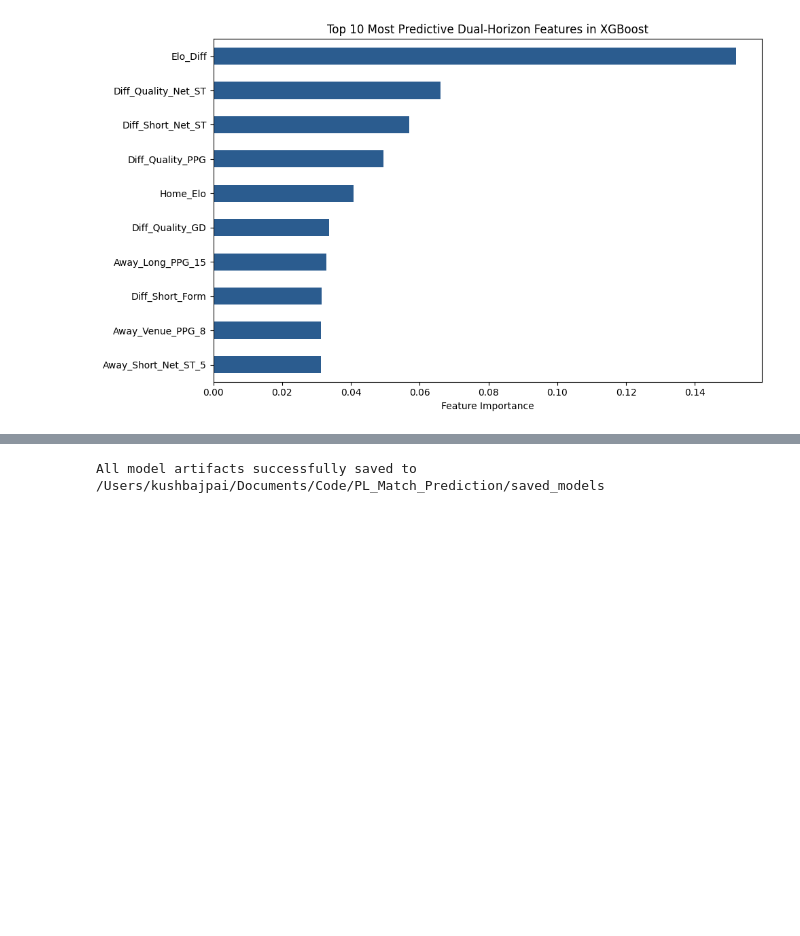
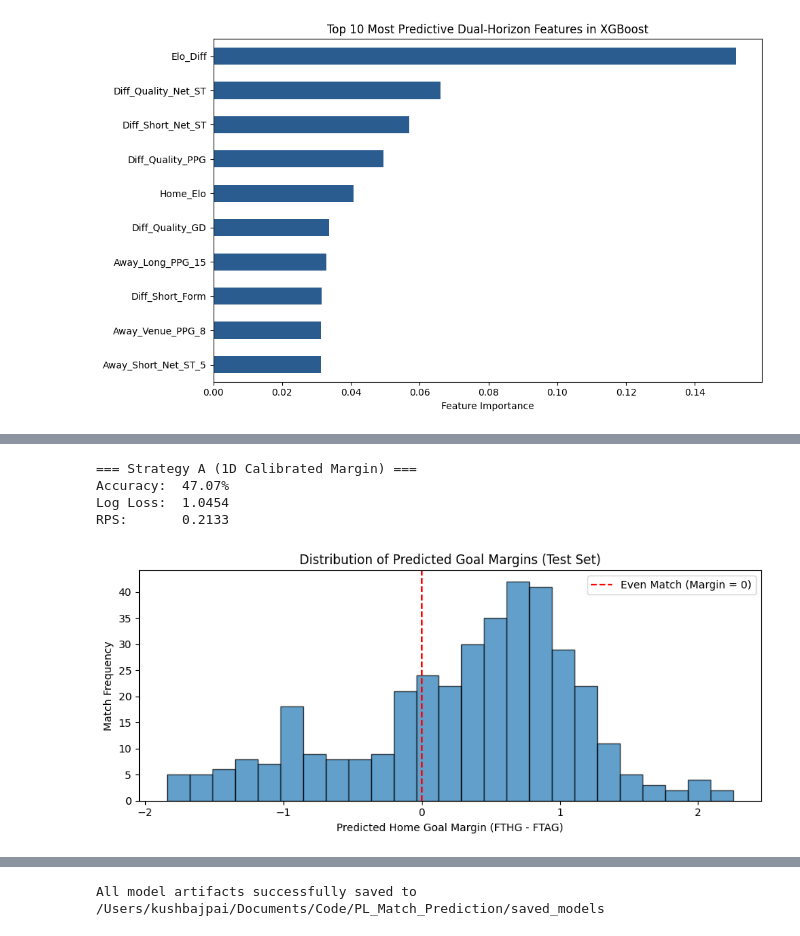
Before and after one commit to VidishBajpai/PL-Match-Prediction-, a Jupyter notebook: 02_Model_Training_and_Evaluation.ipynb, the cells around one changed output, grey strips where cells are left out. Cells and saved outputs as stored; diff of their text form; code cells hidden in the pictures; blank space fills up the shorter version.

Commit message:
Added Regression based predictor

```diff
--- a/02_Model_Training_and_Evaluation.ipynb
+++ b/02_Model_Training_and_Evaluation.ipynb
@@ -222,0 +231,44 @@ $$P_{\text{Master}} = 0.55 \times P_{\text{DixonColes}} + 0.45 \times P_{\text{X
+# %%
+# 1. Compute continuous goal difference targets
+y_train_margin = (df_train['FTHG'] - df_train['FTAG']).values.astype(float)
+y_test_margin = (df_test['FTHG'] - df_test['FTAG']).values.astype(float)
+
+# 2. Train XGBRegressor on Goal Margin
+xgb_margin = XGBRegressor(
+    max_depth=3,
+    learning_rate=0.03,
+    n_estimators=130,
+    subsample=0.85,
+    colsample_bytree=0.85,
+    reg_lambda=6.0,
+    random_state=42
+)
+xgb_margin.fit(X_train, y_train_margin)
+
+# Predict continuous margin
+margin_train_pred = xgb_margin.predict(X_train)
+margin_test_pred = xgb_margin.predict(X_test)
+
+# 3. Fit 1D Calibrator from predicted margin to 3-class probabilities [Home(0), Draw(1), Away(2)]
+margin_calibrator = LogisticRegression(C=1.0, max_iter=500)
+margin_calibrator.fit(margin_train_pred.reshape(-1, 1), y_train)
+
+margin_probs = margin_calibrator.predict_proba(margin_test_pred.reshape(-1, 1))
+margin_cal_metrics = evaluate_predictions(y_test, margin_probs, "Strategy A (1D Calibrated Margin)")
+
+# Residual distribution plot
+plt.figure(figsize=(9, 4))
+plt.hist(margin_test_pred, bins=25, color='#1f77b4', alpha=0.7, edgecolor='black')
+plt.axvline(0, color='red', linestyle='--', label='Even Match (Margin = 0)')
+plt.title('Distribution of Predicted Goal Margins (Test Set)')
+plt.xlabel('Predicted Home Goal Margin (FTHG - FTAG)')
+plt.ylabel('Match Frequency')
+plt.legend()
+plt.tight_layout()
+plt.show()
+# %% [output]
+=== Strategy A (1D Calibrated Margin) ===
+Accuracy:  47.07%
+Log Loss:  1.0454
+RPS:       0.2133
+[figure, added]
```
Also changed, not shown: parts of 10 cells of this notebook, 3 other files.
